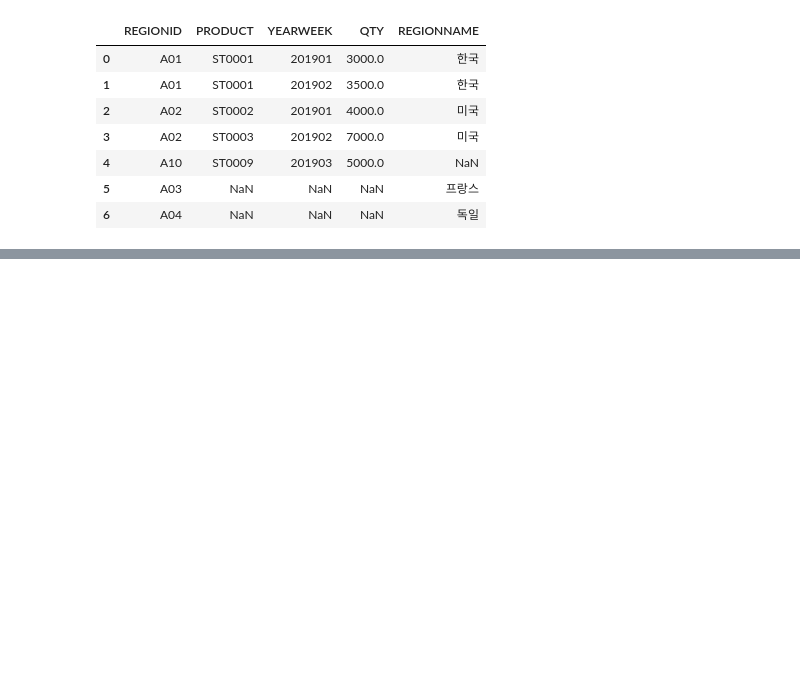
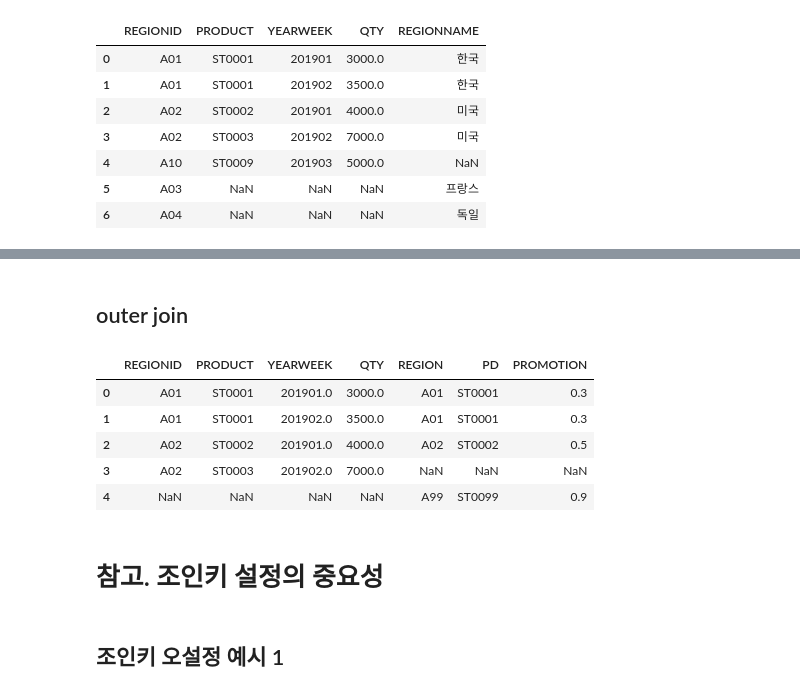
Before and after one commit to ki-ottl/python, a Jupyter notebook: Session05 - 데이터 분석 및 데이터 전처리/09. 데이터 병합하기(join).ipynb, the cells around one changed output, grey strips where cells are left out. Cells and saved outputs as stored; diff of their text form; code cells hidden in the pictures; blank space fills up the shorter version.

```diff
--- a/Session05 - 데이터 분석 및 데이터 전처리/09. 데이터 병합하기(join).ipynb
+++ b/Session05 - 데이터 분석 및 데이터 전처리/09. 데이터 병합하기(join).ipynb
@@ -163,0 +206,7 @@ mergeResult4
+# %%
+row1 = ["A01", "ST0001", 0.3]
+row2 = ["A02", "ST0002", 0.5]
+row3 = ["A99", "ST0099", 0.9]
+# %%
+promoData = pd.DataFrame([row1, row2, row3], columns=["REGION", "PD", "PROMOTION"])
+promoData
@@ -163,0 +262,18 @@ mergeResult4
+# %% [markdown]
+## outer join
+# %%
+mergeResult = pd.merge(left = joinSellout,
+                       right = promoData,
+                       left_on=["REGIONID","PRODUCT"],
+                       right_on = ["REGION", "PD"],
+                       how="outer")
+mergeResult # 모든 데이터를 살린다
+# %% [output]
+|  | REGIONID | PRODUCT | YEARWEEK | QTY | REGION | PD | PROMOTION |
+| 0 | A01 | ST0001 | 201901.0 | 3000.0 | A01 | ST0001 | 0.3 |
+| 1 | A01 | ST0001 | 201902.0 | 3500.0 | A01 | ST0001 | 0.3 |
+| 2 | A02 | ST0002 | 201901.0 | 4000.0 | A02 | ST0002 | 0.5 |
+| 3 | A02 | ST0003 | 201902.0 | 7000.0 | NaN | NaN | NaN |
+| 4 | NaN | NaN | NaN | NaN | A99 | ST0099 | 0.9 |
+# %% [markdown]
+# 참고. 조인키 설정의 중요성
@@ -163,0 +283,2 @@ mergeResult4
+# %% [markdown]
+## 조인키 오설정 예시 1
```
Also changed, not shown: parts of 35 cells of this notebook.
